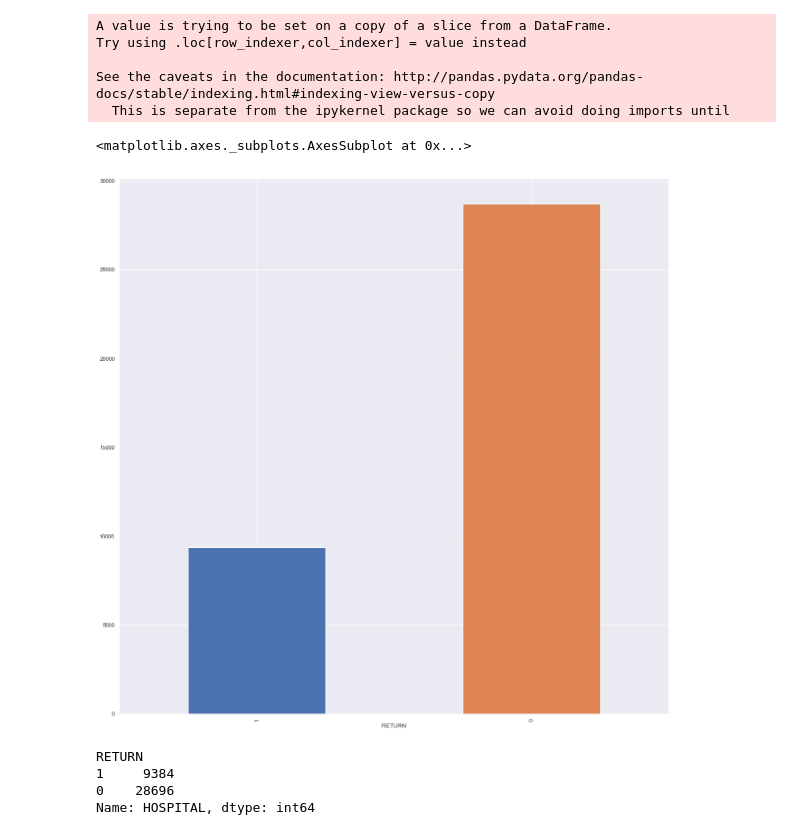
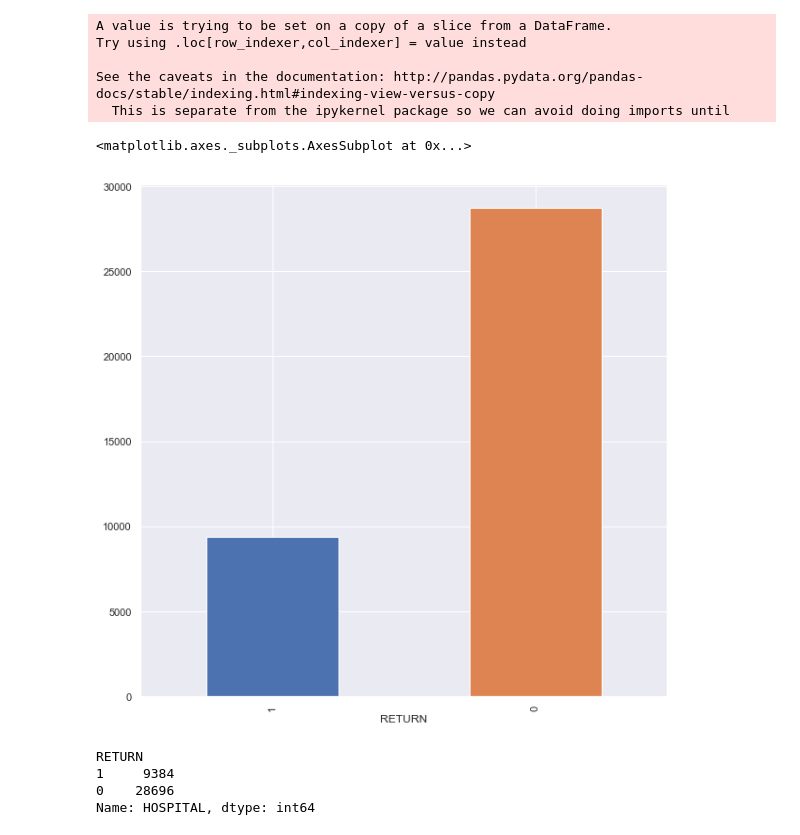
Before and after one commit to praveenjaikant/HospitalReturn, a Jupyter notebook: HospitalReturn.ipynb, the cells around one changed output. Cells and saved outputs as stored; diff of their text form; code cells hidden in the pictures.

```diff
--- a/HospitalReturn.ipynb
+++ b/HospitalReturn.ipynb
@@ -68,7 +68,7 @@ array(['Home or Self Care', 'LEFT W/O BEING SEEN BEFORE TRIAGE',
 # %%
 def preprocess_data(input_df):
     input_df.set_index('INDEX', inplace=True) # setting INDEX as index
-    columns = ['RACE','ETHNICITY','FINANCIAL_CLASS','ED_RESULT','ACUITY_ARR','DC_RESULT','ADMIT_RESULT','CONSULT_IN_ED',
+    columns = ['GENDER','RACE','ETHNICITY','FINANCIAL_CLASS','ED_RESULT','ACUITY_ARR','DC_RESULT','ADMIT_RESULT','CONSULT_IN_ED',
                'RISK','SEVERITY']
 
     input_df['CHARGES'] = np.where(input_df['CHARGES']=='#VALUE!',np.nan,input_df['CHARGES'])
@@ -113,11 +113,11 @@ test_data_y['RETURN'] = pd.Series(np.where(test_data_y['RETURN'] == 'Yes', 1, 0)
 # Re-classifying RETURN into binary values
 # %%
 # Looking at distribution of RETURN in training set
-sns.set(rc={'figure.figsize':(20,20)})
+sns.set(rc={'figure.figsize':(10,10)})
 df_train.groupby('RETURN').agg('count')['HOSPITAL'].sort_values().plot(kind='bar')
 # %% [output]
 <matplotlib.axes._subplots.AxesSubplot at 0x...>
-[figure, old version]
+[figure, new version]
 # %%
 df_train.groupby('RETURN').agg('count')['HOSPITAL'].sort_values()
 # %% [output]
```
Also changed, not shown: parts of 4 cells of this notebook.
